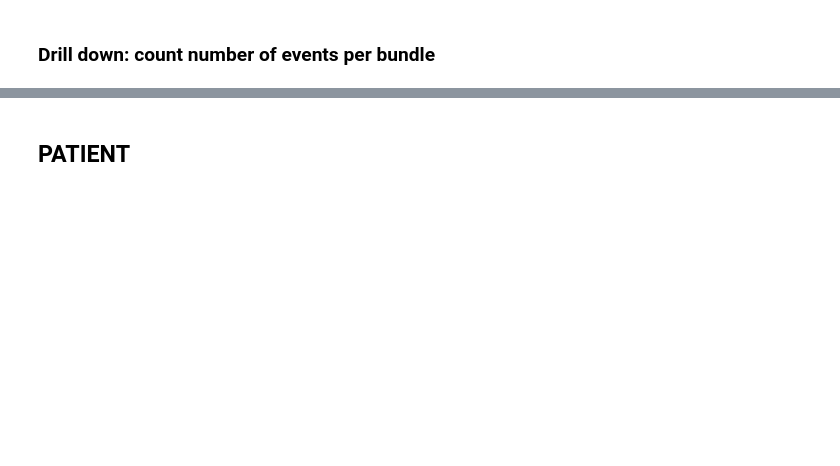
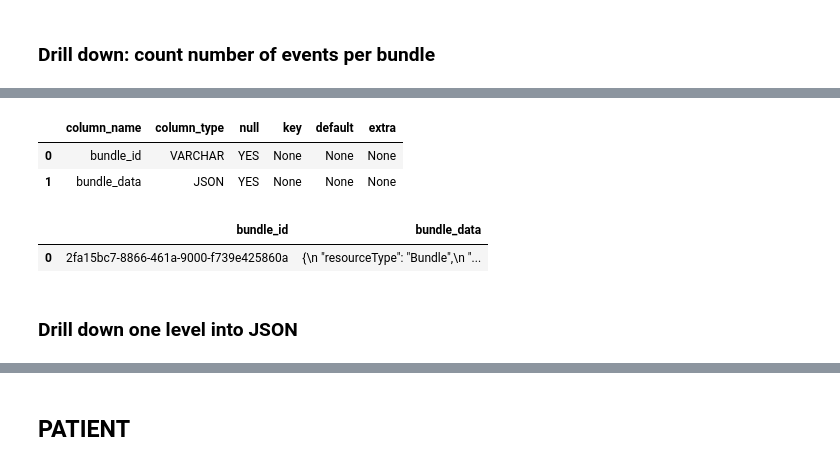
Before and after one commit to rwcitek/FHIR-to-Parquet, a Jupyter notebook: fhir-1ksample-duckdb.ipynb, the cells around one changed output, grey strips where cells are left out. Cells and saved outputs as stored; diff of their text form; code cells hidden in the pictures; blank space fills up the shorter version.

```diff
--- a/fhir-1ksample-duckdb.ipynb
+++ b/fhir-1ksample-duckdb.ipynb
@@ -155,2 +364,21 @@ print(query)
 # %%
-con.query(query)
+con.query("""
+  describe bundles
+""").df()
+# %% [output]
+|  | column_name | column_type | null | key | default | extra |
+| 0 | bundle_id | VARCHAR | YES | None | None | None |
+| 1 | bundle_data | JSON | YES | None | None | None |
+# %%
+con.query("""
+  SELECT
+    bundle_id,
+    bundle_data
+  FROM bundles
+  LIMIT 1
+""").df()
+# %% [output]
+|  | bundle_id | bundle_data |
+| 0 | 2fa15bc7-8866-461a-9000-f739e425860a | {\n "resourceType": "Bundle",\n "... |
+# %% [markdown]
+### Drill down one level into JSON
```
Also changed, not shown: parts of 92 cells of this notebook.
